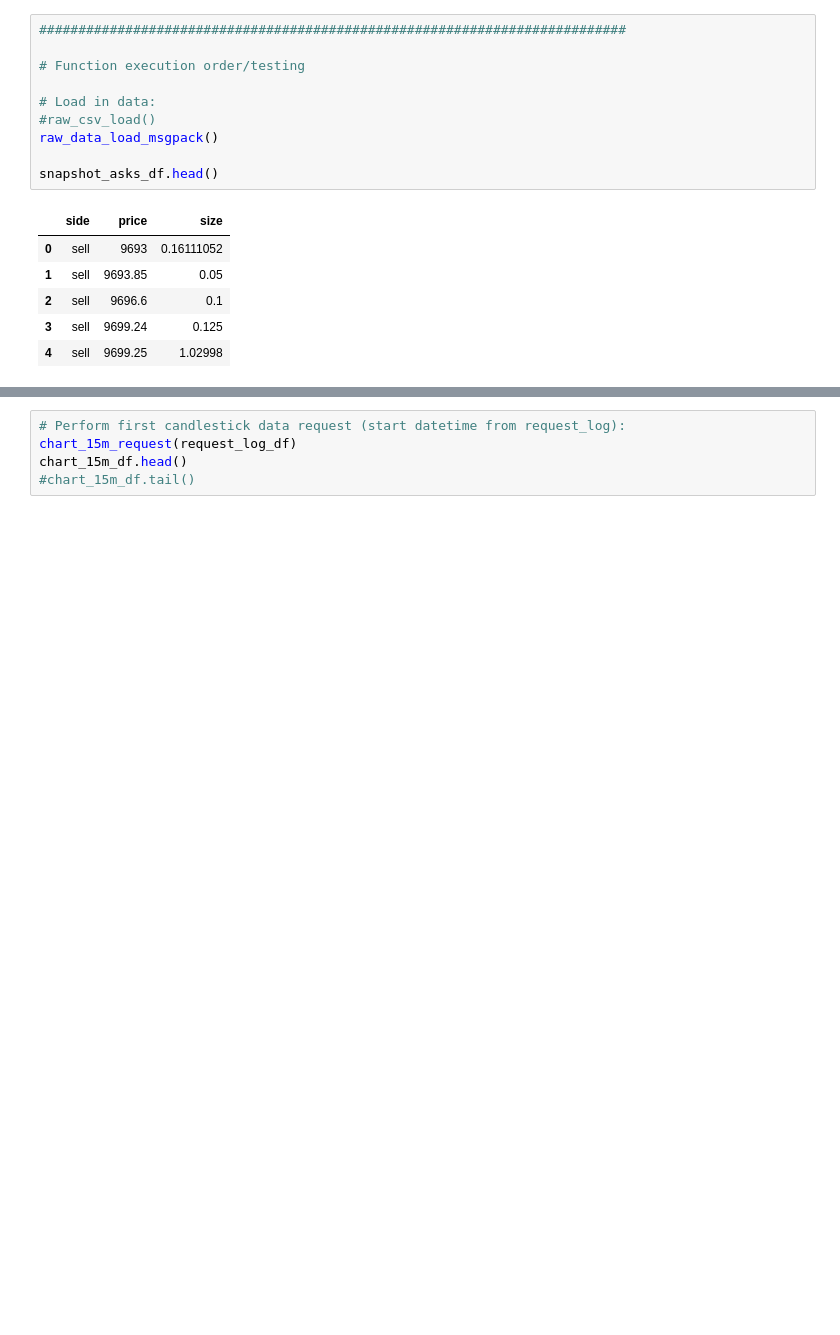
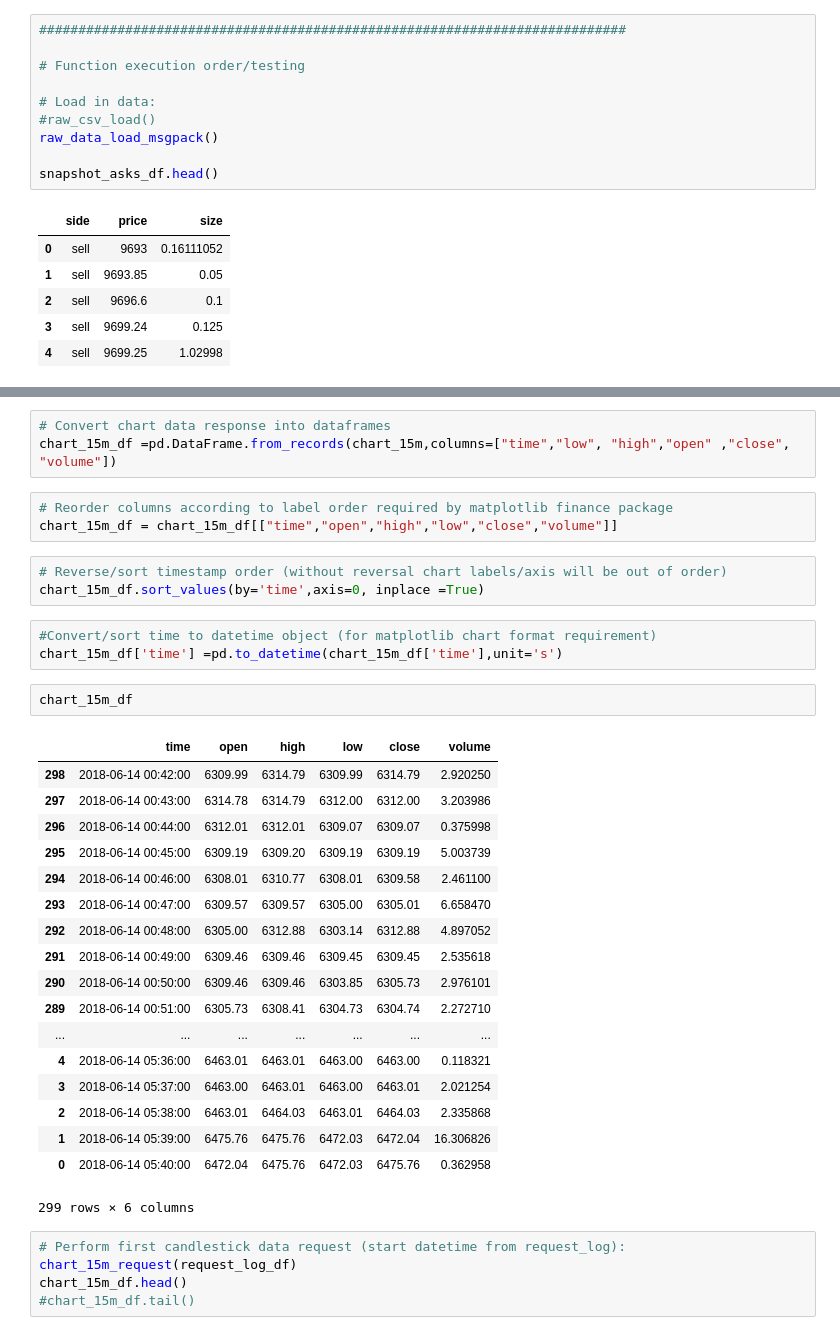
Before and after one commit to timothyyu/gdax-orderbook-ml, a Jupyter notebook: 8_program_structure_improvement.ipynb, the cells around one changed output, grey strips where cells are left out. Saved outputs shown, nothing was run; the diff lists cells and outputs as text; blank space fills up the shorter version.

```diff
--- a/8_program_structure_improvement.ipynb
+++ b/8_program_structure_improvement.ipynb
@@ -684,3 +735,36 @@ snapshot_asks_df.head()
+# %%
+# Convert chart data response into dataframes
+chart_15m_df =pd.DataFrame.from_records(chart_15m,columns=["time","low", "high","open" ,"close", "volume"])
+# %%
+# Reorder columns according to label order required by matplotlib finance package
+chart_15m_df = chart_15m_df[["time","open","high","low","close","volume"]]
+# %%
+# Reverse/sort timestamp order (without reversal chart labels/axis will be out of order)
+chart_15m_df.sort_values(by='time',axis=0, inplace =True)
+# %%
+#Convert/sort time to datetime object (for matplotlib chart format requirement)
+chart_15m_df['time'] =pd.to_datetime(chart_15m_df['time'],unit='s')
+# %%
+chart_15m_df
+# %% [output]
+|  | time | open | high | low | close | volume |
+| 298 | 2018-06-14 00:42:00 | 6309.99 | 6314.79 | 6309.99 | 6314.79 | 2.920250 |
+| 297 | 2018-06-14 00:43:00 | 6314.78 | 6314.79 | 6312.00 | 6312.00 | 3.203986 |
+| 296 | 2018-06-14 00:44:00 | 6312.01 | 6312.01 | 6309.07 | 6309.07 | 0.375998 |
+| 295 | 2018-06-14 00:45:00 | 6309.19 | 6309.20 | 6309.19 | 6309.19 | 5.003739 |
+| 294 | 2018-06-14 00:46:00 | 6308.01 | 6310.77 | 6308.01 | 6309.58 | 2.461100 |
+| 293 | 2018-06-14 00:47:00 | 6309.57 | 6309.57 | 6305.00 | 6305.01 | 6.658470 |
+| 292 | 2018-06-14 00:48:00 | 6305.00 | 6312.88 | 6303.14 | 6312.88 | 4.897052 |
+| 291 | 2018-06-14 00:49:00 | 6309.46 | 6309.46 | 6309.45 | 6309.45 | 2.535618 |
+| 290 | 2018-06-14 00:50:00 | 6309.46 | 6309.46 | 6303.85 | 6305.73 | 2.976101 |
+| 289 | 2018-06-14 00:51:00 | 6305.73 | 6308.41 | 6304.73 | 6304.74 | 2.272710 |
+| ... | ... | ... | ... | ... | ... | ... |
+| 4 | 2018-06-14 05:36:00 | 6463.01 | 6463.01 | 6463.00 | 6463.00 | 0.118321 |
+| 3 | 2018-06-14 05:37:00 | 6463.00 | 6463.01 | 6463.00 | 6463.01 | 2.021254 |
+| 2 | 2018-06-14 05:38:00 | 6463.01 | 6464.03 | 6463.01 | 6464.03 | 2.335868 |
+| 1 | 2018-06-14 05:39:00 | 6475.76 | 6475.76 | 6472.03 | 6472.04 | 16.306826 |
+| 0 | 2018-06-14 05:40:00 | 6472.04 | 6475.76 | 6472.03 | 6475.76 | 0.362958 |
+299 rows × 6 columns
 # %%
 # Perform first candlestick data request (start datetime from request_log):
 chart_15m_request(request_log_df)
```
Also changed, not shown: parts of 9 cells of this notebook.
